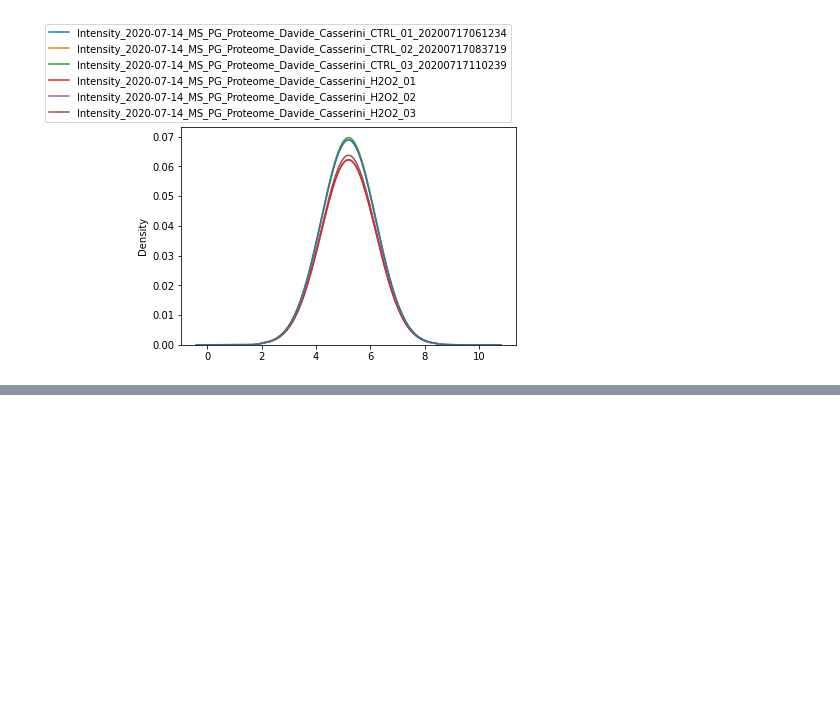
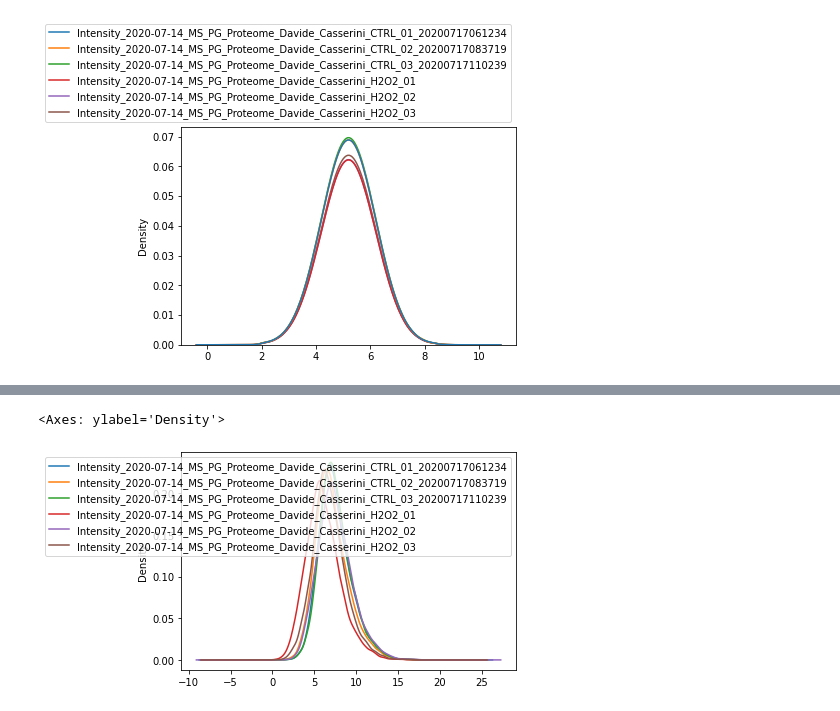
Before and after one commit to rodvrees/Master_Thesis, a Jupyter notebook: normalization.ipynb, the cells around one changed output, grey strips where cells are left out. Saved outputs shown, nothing was run; the diff lists cells and outputs as text; code cells hidden in the pictures; blank space fills up the shorter version.

```diff
--- a/normalization.ipynb
+++ b/normalization.ipynb
@@ -22,6 +22,13 @@ def quantile_transform(quantdf, cols_to_be_transformed):
     #quantdf.replace(0, np.nan, inplace=True)
     quantdf[cols_to_be_transformed] = scaler.fit_transform(quantdf[cols_to_be_transformed])
     return quantdf
+# %%
+def median_centering(quantdf, cols_to_be_transformed):
+    quantdf = quantdf.replace(0, np.nan)
+    quantdf = quantdf[cols_to_be_transformed].transform(np.log2)
+    quantdf = quantdf[cols_to_be_transformed].transform(lambda x: (x-x.median()))
+    quantdf = quantdf[cols_to_be_transformed].transform(lambda x: (x-x.min()))
+    return quantdf
 # %% [markdown]
 # PXD022545
 # %%
@@ -348,0 +366,6 @@ sns.move_legend(ax, "lower right", bbox_to_anchor=(1, 1))
+# %%
+test = pd.read_csv("/home/robbe/ionbot/ionbot_0.9.5/PXD022545/new_quatn/QuantifiedPeptides.tsv", sep="\t")
+# %%
+cols = [col for col in test.columns if "Intensity" in col]
+# %%
+median_centered = median_centering(test, cols)
@@ -348,0 +388,5 @@ sns.move_legend(ax, "lower right", bbox_to_anchor=(1, 1))
+# %%
+median_centered.plot.kde()
+# %% [output]
+<Axes: ylabel='Density'>
+[figure, added]
```
Also changed, not shown: parts of 5 cells of this notebook, 20 other files.
